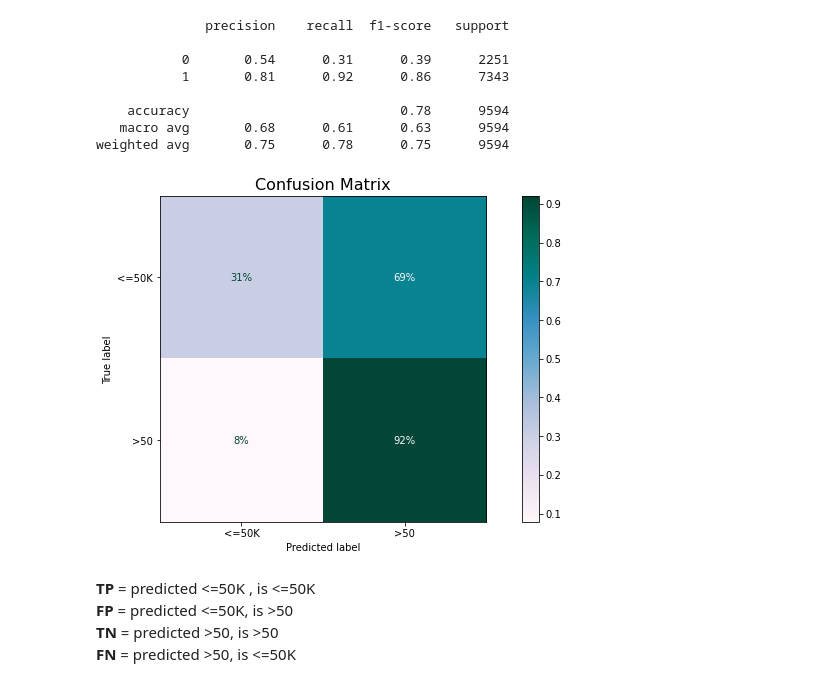
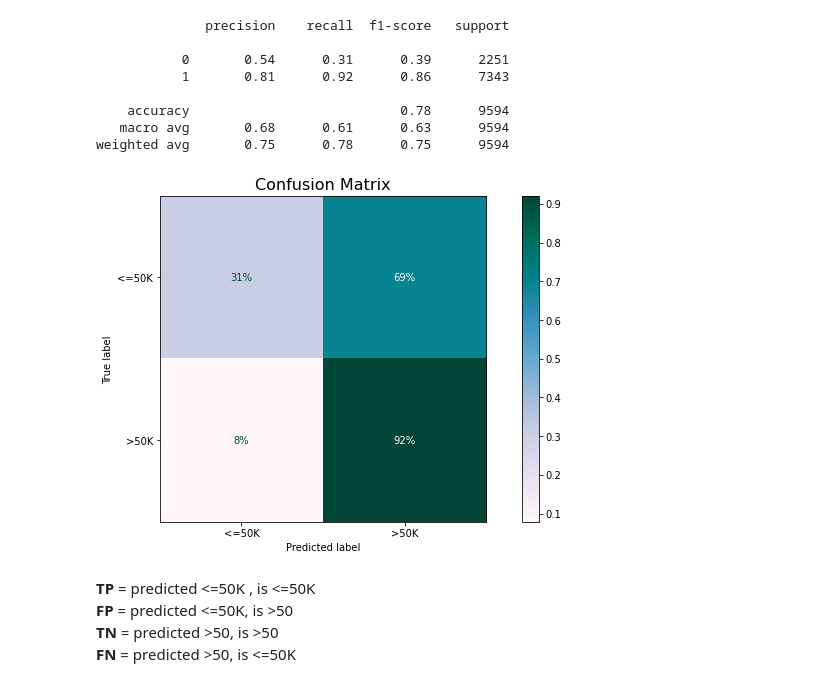
Before and after one commit to ibedoor/machine-learning, a Jupyter notebook: SDA_ML_Week2_Day4.ipynb, the cells around one changed output. Drawn from its saved outputs; the diff is of its cells as text; code cells hidden in the pictures.

```diff
--- a/SDA_ML_Week2_Day4.ipynb
+++ b/SDA_ML_Week2_Day4.ipynb
@@ -399,11 +399,11 @@ weighted avg       0.75      0.78      0.75      9594
 # %%
 # confusion matrix by sklearn
 from sklearn.metrics import plot_confusion_matrix
 fig, ax = plt.subplots(figsize=(13, 6))
 plt.title('Confusion Matrix', fontsize=16)
-plot_confusion_matrix(knn, X=X_test, y_true=y_test, cmap='PuBuGn', ax=ax, display_labels=['<=50K', '>50'], normalize='true', values_format='.0%');
+plot_confusion_matrix(knn, X=X_test, y_true=y_test, cmap='PuBuGn', ax=ax, display_labels=['<=50K', '>50K'], normalize='true', values_format='.0%');
 # %% [output]
-[figure, old version]
+[figure, new version]
 # %% [markdown]
 **TP** = predicted <=50K , is <=50K\
 **FP** = predicted <=50K, is >50\
```
Also changed, not shown: parts of 8 cells of this notebook.
